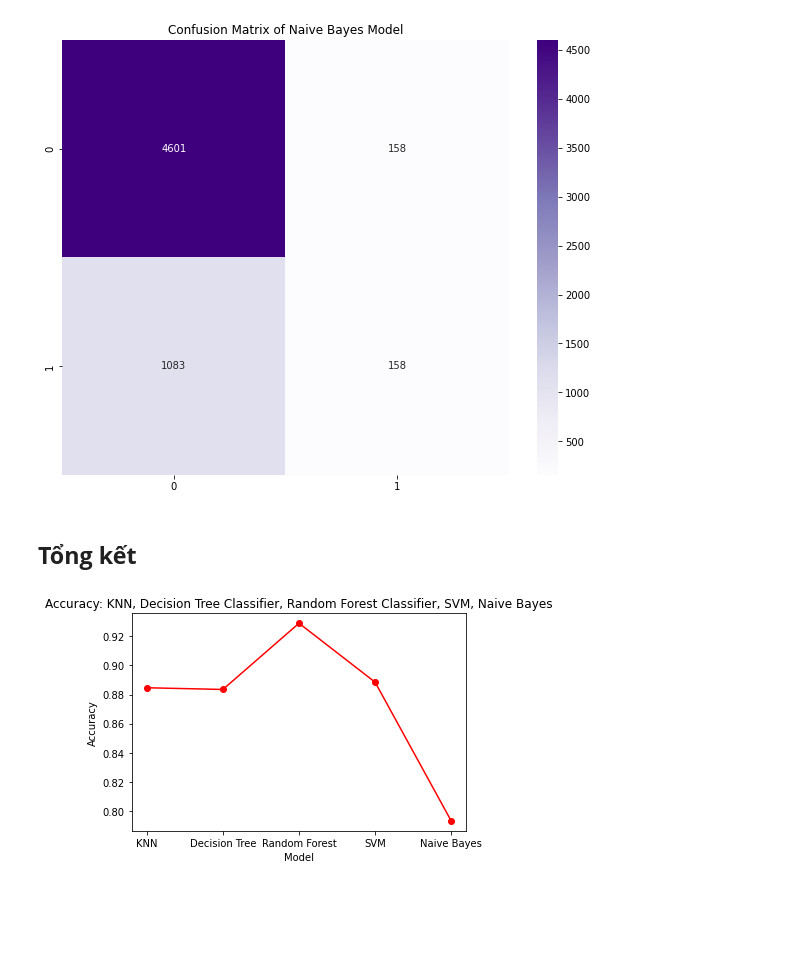
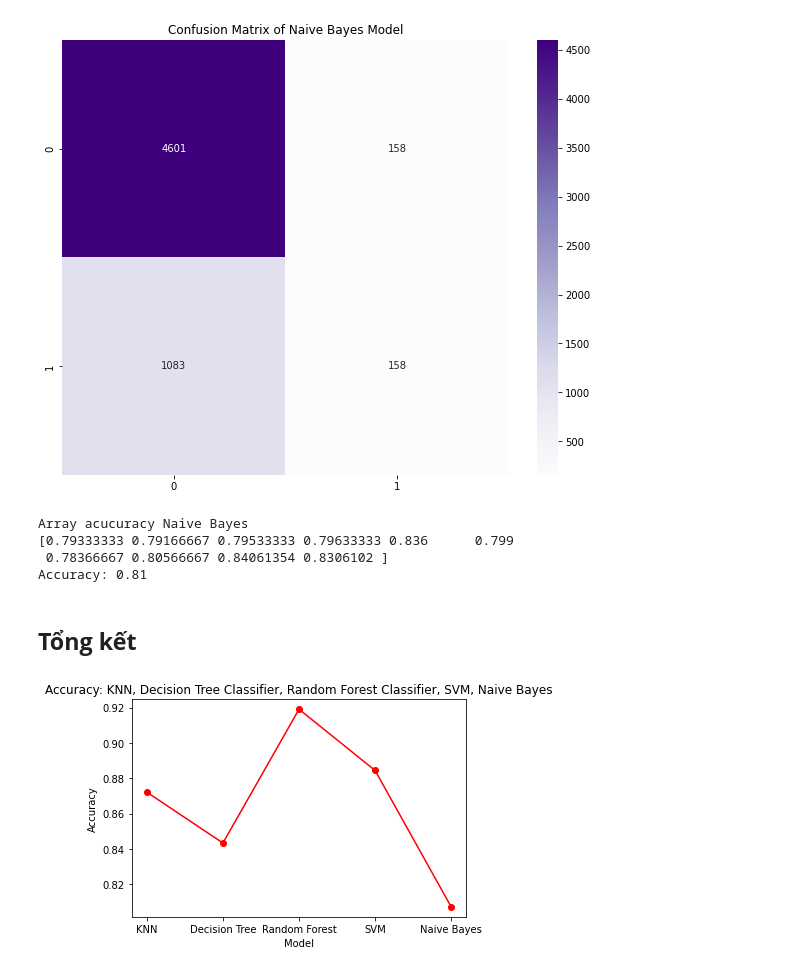
Before and after one commit to minhduc01168/ET_Tri_tue_nhan_tao, a Jupyter notebook: BTL_AI_Train_Test.ipynb, the cells around one changed output. Cells and saved outputs as stored; diff of their text form; code cells hidden in the pictures; blank space fills up the shorter version.

```diff
--- a/BTL_AI_Train_Test.ipynb
+++ b/BTL_AI_Train_Test.ipynb
@@ -271,7 +331,7 @@ pred_4 = clf_4.predict(X_test_4)
 
 # Accuracy score
 print('Accuracy score of SVM model is:', accuracy_score(Y_test_4, pred_4))
-lst_accuracy.append(accuracy_score(Y_test_4, pred_4))
+# lst_accuracy.append(accuracy_score(Y_test_4, pred_4))
 
 # Confusion Matrix
 conmat_4 = confusion_matrix(Y_test_4, pred_4)
@@ -297,3 +357,18 @@ Classification Report of SVM Model
    macro avg       0.88      0.76      0.80      6000
 weighted avg       0.89      0.89      0.88      6000
 [figure]
+# %%
+from sklearn.svm import SVC
+from sklearn.model_selection import cross_val_score
+
+# SVM classifier
+svm = SVC()
+
+# Use k-fold cross validation with k=10
+scores = cross_val_score(svm, X, y, cv=10)
+
+# Print the mean and standard deviation of the scores
+print("Array acucuracy SVM")
+print(scores)
+print("Accuracy: %0.2f" % scores.mean())
+lst_accuracy.append(scores.mean())
@@ -317,7 +397,7 @@ pred_5 = clf_5.predict(X_test_5)
 
 # Accuracy score
 print('Accuracy score of Naive Bayes model is:', accuracy_score(Y_test_5, pred_5))
-lst_accuracy.append(accuracy_score(Y_test_5, pred_5))
+# lst_accuracy.append(accuracy_score(Y_test_5, pred_5))
 
 # Confusion Matrix
 conmat_5 = confusion_matrix(Y_test_5, pred_5)
@@ -343,24 +423,44 @@ Classification Report of Naive Bayes Model
    macro avg       0.65      0.55      0.54      6000
 weighted avg       0.75      0.79      0.74      6000
 [figure]
+# %%
+from sklearn.naive_bayes import GaussianNB
+from sklearn.model_selection import cross_val_score
+
+# Naive Bayes classifier
+nb = GaussianNB()
+
+# Use k-fold cross validation with k=10
+scores = cross_val_score(nb, X, y, cv=10)
+
+# Print the mean and standard deviation of the scores
+print("Array acucuracy Naive Bayes ")
+print(scores)
+print("Accuracy: %0.2f" % scores.mean())
+lst_accuracy.append(scores.mean())
+# %% [output]
+Array acucuracy Naive Bayes
+[0.79333333 0.79166667 0.79533333 0.79633333 0.836      0.799
+ 0.78366667 0.80566667 0.84061354 0.8306102 ]
+Accuracy: 0.81
 # %% [markdown]
 ## **Tổng kết**
 # %%
 # Import libraries
 import matplotlib.pyplot as plt
 
 # Define Axes
-X = ['KNN', 'Decision Tree', 'Random Forest', 'SVM', 'Naive Bayes']
-Y = lst_accuracy
+X1 = ['KNN', 'Decision Tree', 'Random Forest', 'SVM', 'Naive Bayes']
+Y1 = lst_accuracy
 
 # Plot a graph
-plt.plot(X, Y, 'o-r', color='red')
+plt.plot(X1, Y1, 'o-r', color='red')
 
 # Display graph
 # plotting
 plt.title("Accuracy: KNN, Decision Tree Classifier, Random Forest Classifier, SVM, Naive Bayes")
 plt.xlabel("Model")
 plt.ylabel("Accuracy")
 plt.show()
 # %% [output]
-[figure, old version]
+[figure, new version]
```
Also changed, not shown: parts of 7 cells of this notebook.
